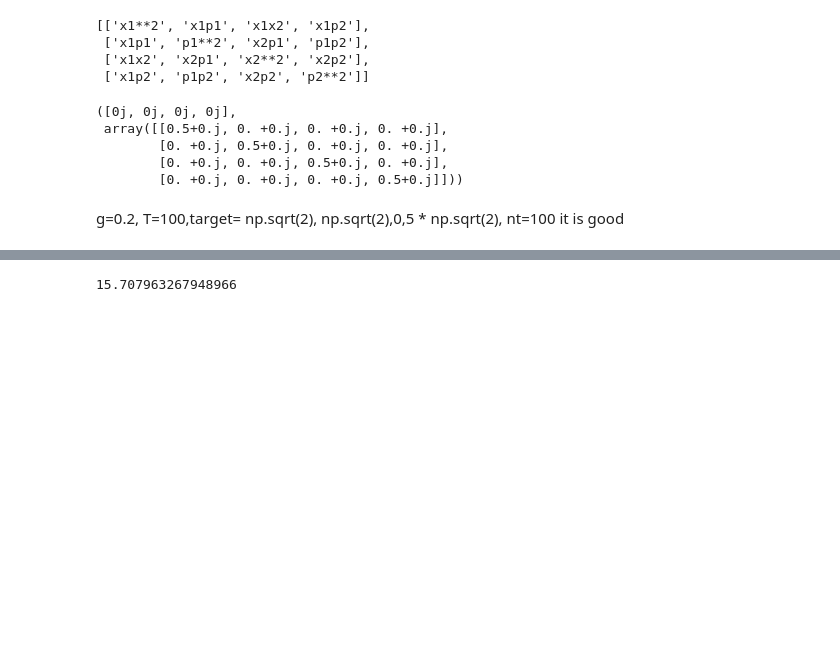
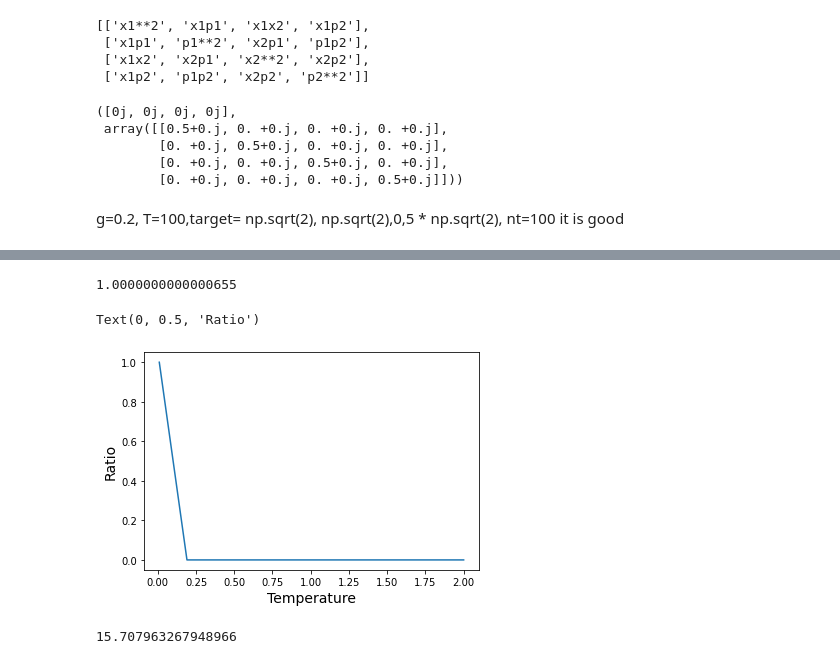
Before and after one commit to gsuarezr/krotov, a Jupyter notebook: Mixed/Linear/Gaussian(dissipation).ipynb, the cells around one changed output, grey strips where cells are left out. Cells and saved outputs as stored; diff of their text form; code cells hidden in the pictures; blank space fills up the shorter version.

```diff
--- a/Mixed/Linear/Gaussian(dissipation).ipynb
+++ b/Mixed/Linear/Gaussian(dissipation).ipynb
@@ -370,0 +364,11 @@ WARNING:matplotlib.legend:No handles with labels found to put in legend.
+# %%
+ratio[0]
+# %% [output]
+1.0000000000000655
+# %%
+plt.plot(Temp,ratio)
+plt.xlabel('Temperature',fontsize=14)
+plt.ylabel('Ratio',fontsize=14)
+# %% [output]
+Text(0, 0.5, 'Ratio')
+[figure, added]
```
Also changed, not shown: parts of 9 cells of this notebook, 2 other files.
